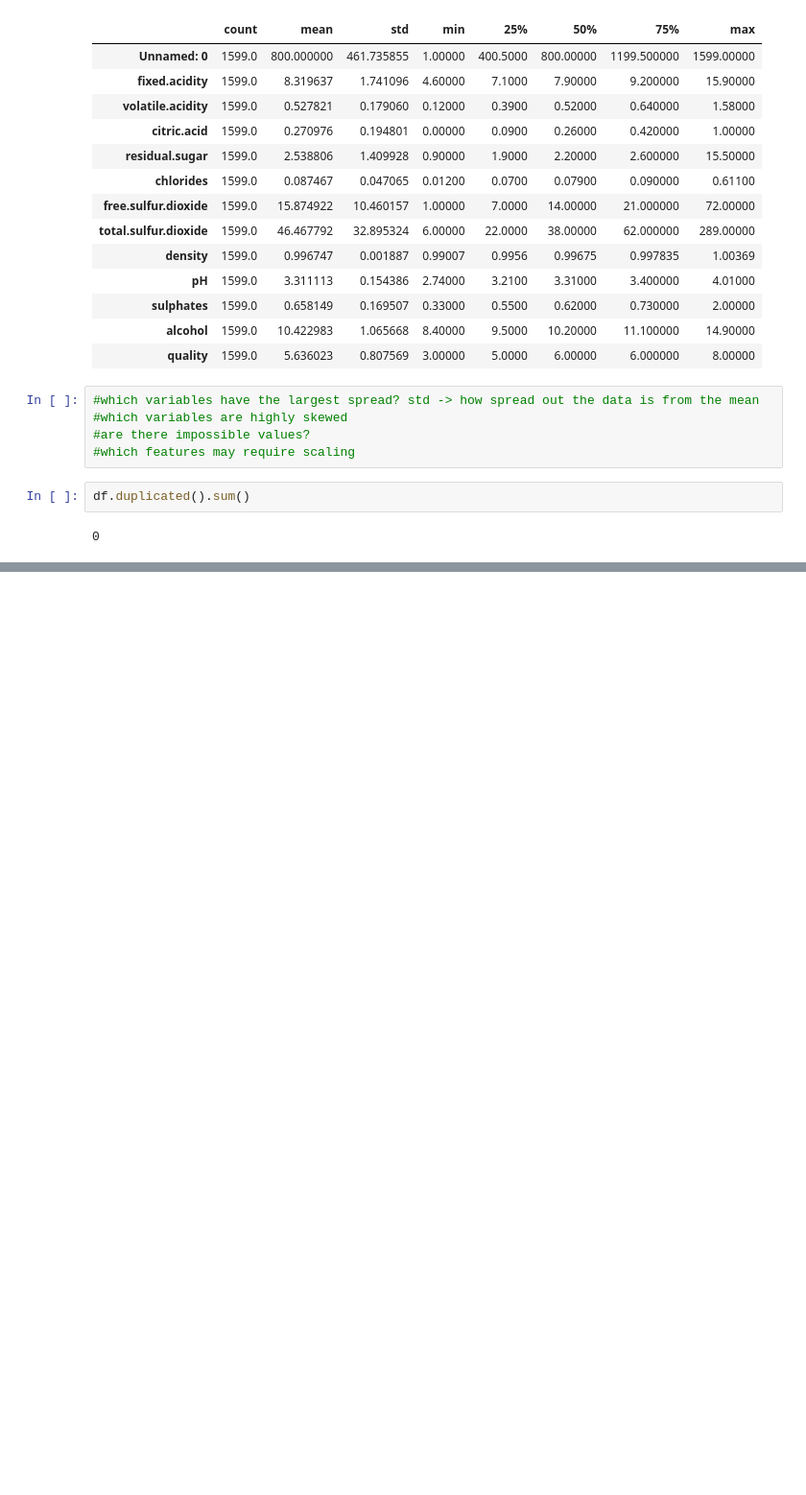
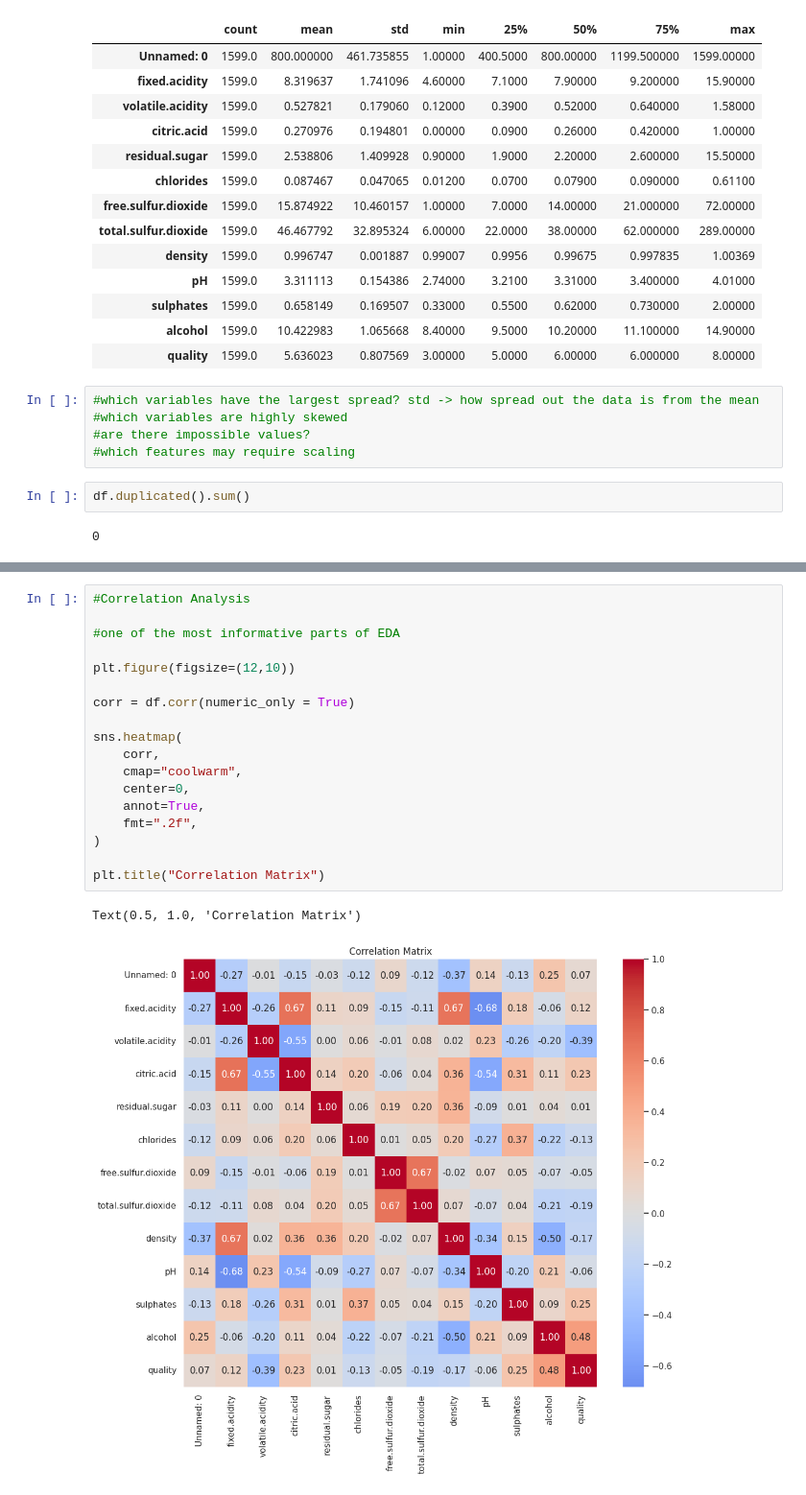
Before and after one commit to j1ere/MDS, a Jupyter notebook: whine quality dataset.ipynb, the cells around one changed output, grey strips where cells are left out. Shown at 96% size. Saved outputs shown, nothing was run; the diff lists cells and outputs as text; blank space fills up the shorter version.

```diff
--- a/whine quality dataset.ipynb
+++ b/whine quality dataset.ipynb
@@ -108,0 +234,21 @@ df.duplicated().sum()
+# %%
+#Correlation Analysis
+
+#one of the most informative parts of EDA
+
+plt.figure(figsize=(12,10))
+
+corr = df.corr(numeric_only = True)
+
+sns.heatmap(
+    corr,
+    cmap="coolwarm",
+    center=0,
+    annot=True,
+    fmt=".2f",
+)
+
+plt.title("Correlation Matrix")
+# %% [output]
+Text(0.5, 1.0, 'Correlation Matrix')
+[figure, added]
```
Also changed, not shown: parts of 31 cells of this notebook.
